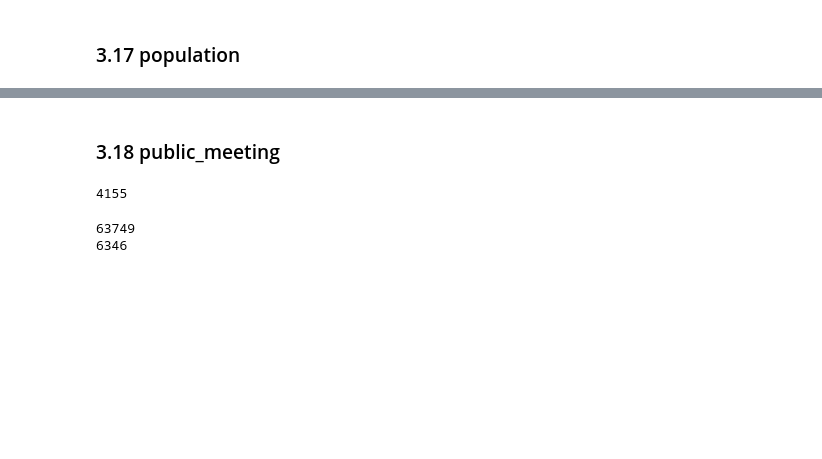
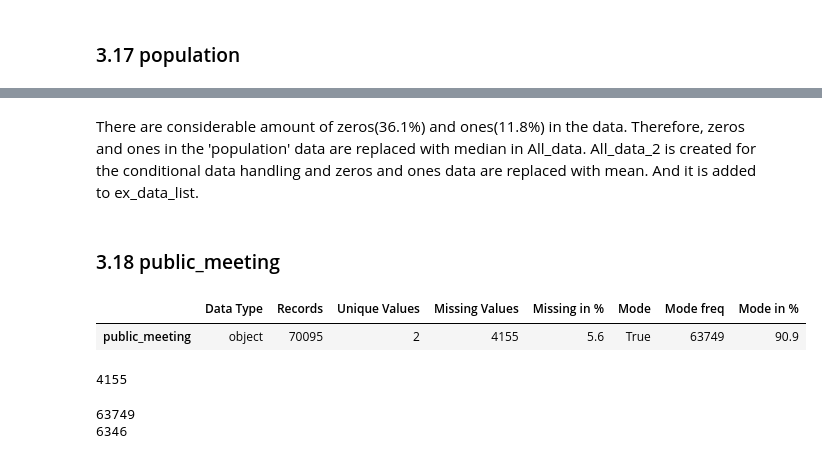
Before and after one commit to ryanlui16055/Water-Pump-Prediction, a Jupyter notebook: code/main modify.ipynb, the cells around one changed output, grey strips where cells are left out. Cells and saved outputs as stored; diff of their text form; code cells hidden in the pictures; blank space fills up the shorter version.

```diff
--- a/code/main modify.ipynb
+++ b/code/main modify.ipynb
@@ -962,7 +975,12 @@ All_data_2['population'] = (All_data_2['population']-All_data_2['population'].me
+# %% [markdown]
+There are considerable amount of zeros(36.1%) and ones(11.8%) in the data. Therefore, zeros and ones in the 'population' data are replaced with median in All_data. All_data_2 is created for the conditional data handling and zeros and ones data are replaced with mean. And it is added to ex_data_list.
 # %% [markdown]
 ### 3.18 public_meeting
 # %%
-cat_analysis.loc[[['public_meeting']]]
+cat_analysis.loc[['public_meeting']]
+# %% [output]
+|  | Data Type | Records | Unique Values | Missing Values | Missing in % | Mode | Mode freq | Mode in % |
+| public_meeting | object | 70095 | 2 | 4155 | 5.6 | True | 63749 | 90.9 |
 # %%
 All_data['public_meeting'].isna().sum()
 # %% [output]
```
Also changed, not shown: parts of 16 cells of this notebook.
